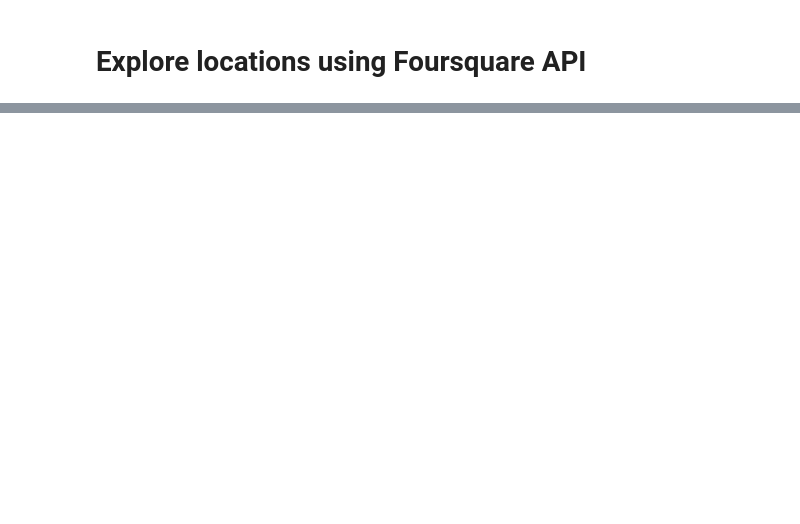
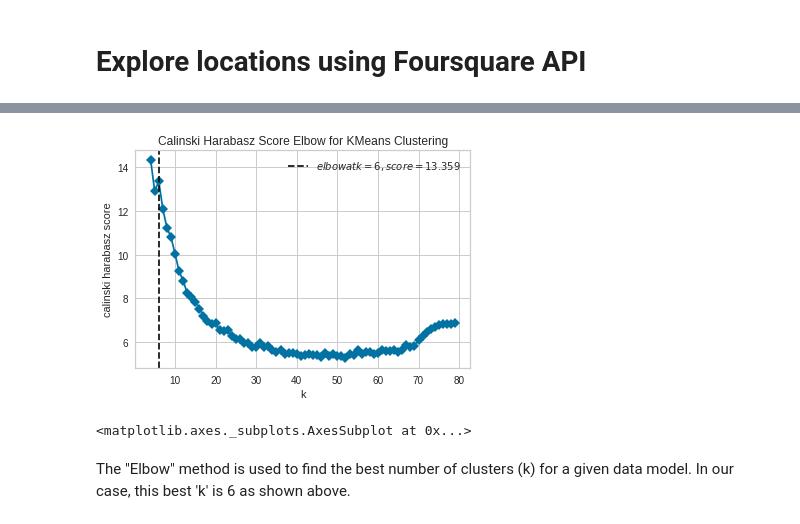
Before and after one commit to thoscc/Coursera_Capstone, a Jupyter notebook: capstone_project_the_battle_of_neighborhoods.ipynb, the cells around one changed output, grey strips where cells are left out. Drawn from its saved outputs; the diff is of its cells as text; code cells hidden in the pictures; blank space fills up the shorter version.

```diff
--- a/capstone_project_the_battle_of_neighborhoods.ipynb
+++ b/capstone_project_the_battle_of_neighborhoods.ipynb
@@ -315,0 +325,11 @@ There is also another website which can be really interesting in order to add ot
+# %%
+paris_onehot = pd.get_dummies(paris_interest_points[['interest_point_type']], prefix="", prefix_sep="")
+
+# add quarter column back to dataframe
+paris_onehot['quarter'] = paris_interest_points['quarter']
+
+# move neighborhood column to the first column
+fixed_columns = [paris_onehot.columns[-1]] + list(paris_onehot.columns[:-1])
+paris_onehot = paris_onehot[fixed_columns]
+
+paris_onehot.head()
@@ -315,0 +346,3 @@ There is also another website which can be really interesting in order to add ot
+# %%
+paris_grouped = paris_onehot.groupby('quarter').mean().reset_index()
+paris_grouped.head(10)
@@ -315,0 +410,35 @@ There is also another website which can be really interesting in order to add ot
+# %%
+num_top_interest_points = 10
+
+indicators = ['st', 'nd', 'rd']
+
+# create columns according to number of top venues
+columns = ['quarter']
+for ind in range(num_top_interest_points):
+    try:
+        columns.append('{}{} Most Common Venue'.format(ind+1, indicators[ind]))
+    except:
+        columns.append('{}th Most Common Venue'.format(ind+1))
+
+# create a new dataframe
+quarter_interest_point_sorted = pd.DataFrame(columns=columns)
+quarter_interest_point_sorted['quarter'] = paris_grouped['quarter']
+
+for ind in range(paris_grouped.shape[0]):
+    quarter_interest_point_sorted.iloc[ind, 1:] = most_common_interest_points(paris_grouped.iloc[ind, :], num_top_interest_points)
+
+paris_grouped_clustering = paris_grouped.drop('quarter', axis=1)
+# %%
+# Instantiate the clustering model and visualizer
+model = KMeans()
+visualizer = KElbowVisualizer(
+    model, k=(4,80), metric='calinski_harabasz', timings=False
+)
+
+visualizer.fit(paris_grouped_clustering)        # Fit the data to the visualizer
+visualizer.show()        # Finalize and render the figure
+# %% [output]
+[figure, added]
+<matplotlib.axes._subplots.AxesSubplot at 0x...>
+# %% [markdown]
+The "Elbow" method is used to find the best number of clusters (k) for a given data model. In our case, this best 'k' is 6 as shown above.
```
Also changed, not shown: parts of 41 cells of this notebook.
